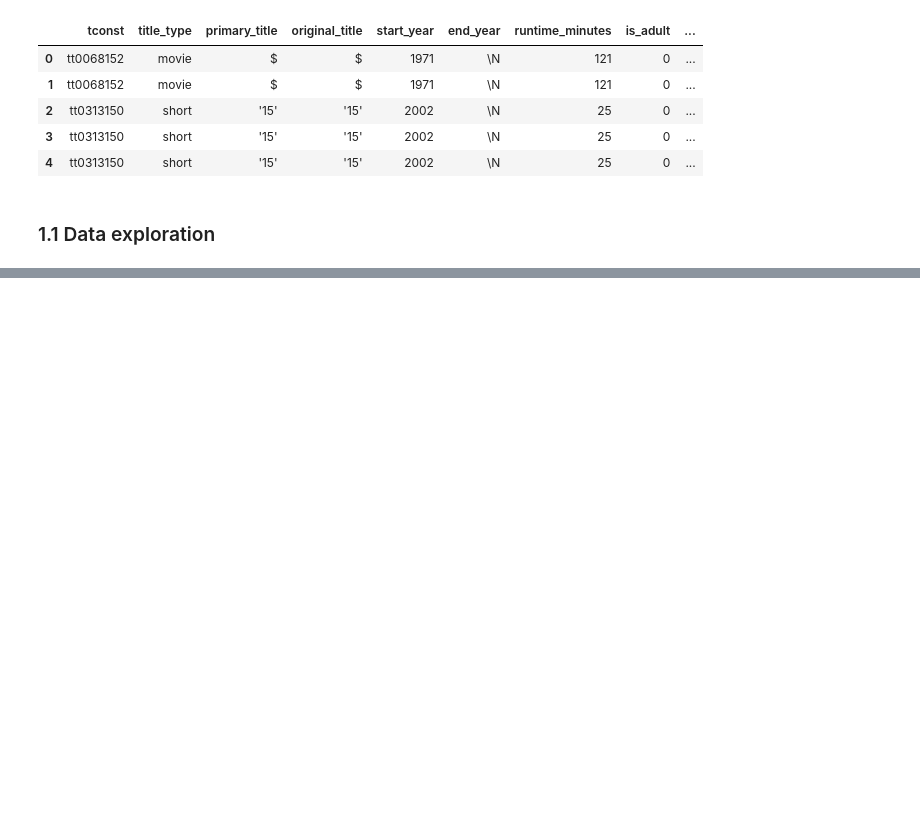
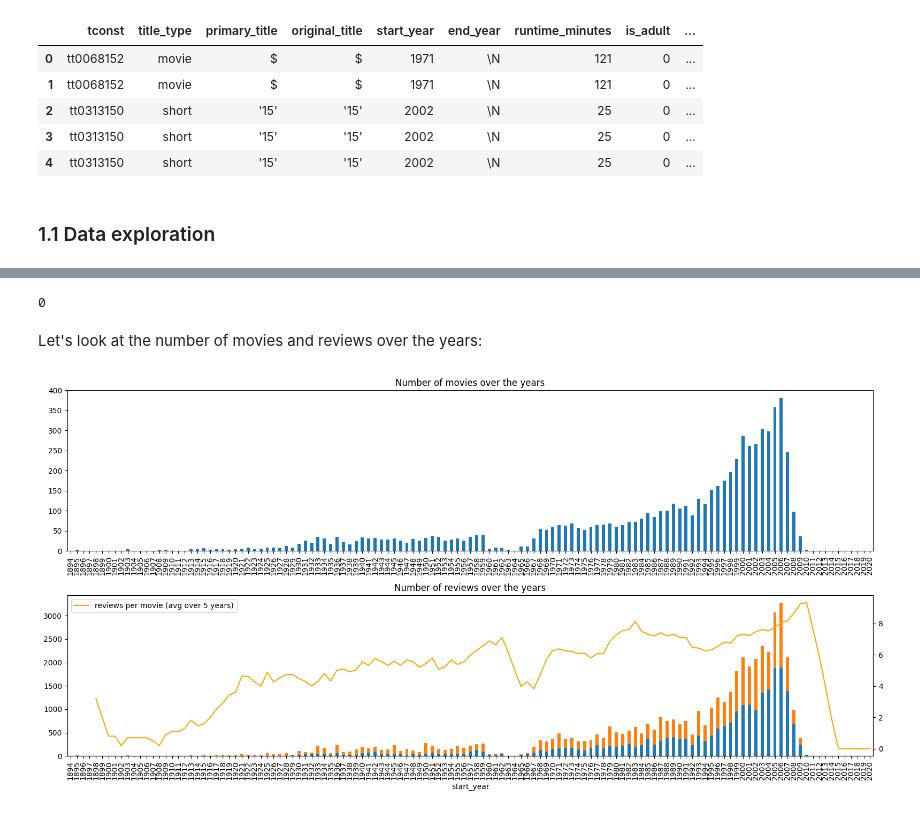
Before and after one commit to Vincent-Ambrose/Movies, a Jupyter notebook: movies.ipynb, the cells around one changed output, grey strips where cells are left out. Drawn from its saved outputs; the diff is of its cells as text; code cells hidden in the pictures; blank space fills up the shorter version.

```diff
--- a/movies.ipynb
+++ b/movies.ipynb
@@ -32,6 +42,6 @@ import pandas as pd
 # %%
 # Load the data files into DataFrame
-df = pd.read_csv('https://code.s3.yandex.net/datasets/imdb_reviews.tsv', sep='\t')
+df = pd.read_csv('https://code.s3.yandex.net/datasets/imdb_reviews.tsv', sep='\t', dtype={'votes': 'Int64'})
 # %%
 df.head()
 # %% [output]
@@ -73,0 +64,38 @@ The dataset contains the following fields:
+# %%
+df.duplicated().sum()
+# %% [output]
+0
+# %% [markdown]
+Let's look at the number of movies and reviews over the years:
+# %%
+fig, axs = plt.subplots(2, 1, figsize=(16, 8))
+
+ax = axs[0]
+
+dft1 = df[['tconst', 'start_year']].drop_duplicates() \
+    ['start_year'].value_counts().sort_index()
+dft1 = dft1.reindex(index=np.arange(dft1.index.min(), max(dft1.index.max(), 2021))).fillna(0)
+dft1.plot(kind='bar', ax=ax)
+ax.set_title('Number of movies over the years')
+
+ax = axs[1]
+
+dft2 = df.groupby(['start_year', 'pos'])['pos'].count().unstack()
+dft2 = dft2.reindex(index=np.arange(dft2.index.min(), max(dft2.index.max(), 2021))).fillna(0)
+
+dft2.plot(kind='bar', stacked=True, label='#reviews (neg, pos)', ax=ax)
+
+dft2 = df['start_year'].value_counts().sort_index()
+dft2 = dft2.reindex(index=np.arange(dft2.index.min(), max(dft2.index.max(), 2021))).fillna(0)
+dft3 = (dft2/dft1).fillna(0)
+axt = ax.twinx()
+dft3.reset_index(drop=True).rolling(5).mean().plot(color='orange', label='reviews per movie (avg over 5 years)', ax=axt)
+
+lines, labels = axt.get_legend_handles_labels()
+ax.legend(lines, labels, loc='upper left')
+
+ax.set_title('Number of reviews over the years')
+
+fig.tight_layout()
+# %% [output]
+[figure, added]
```
Also changed, not shown: parts of 13 cells of this notebook.
